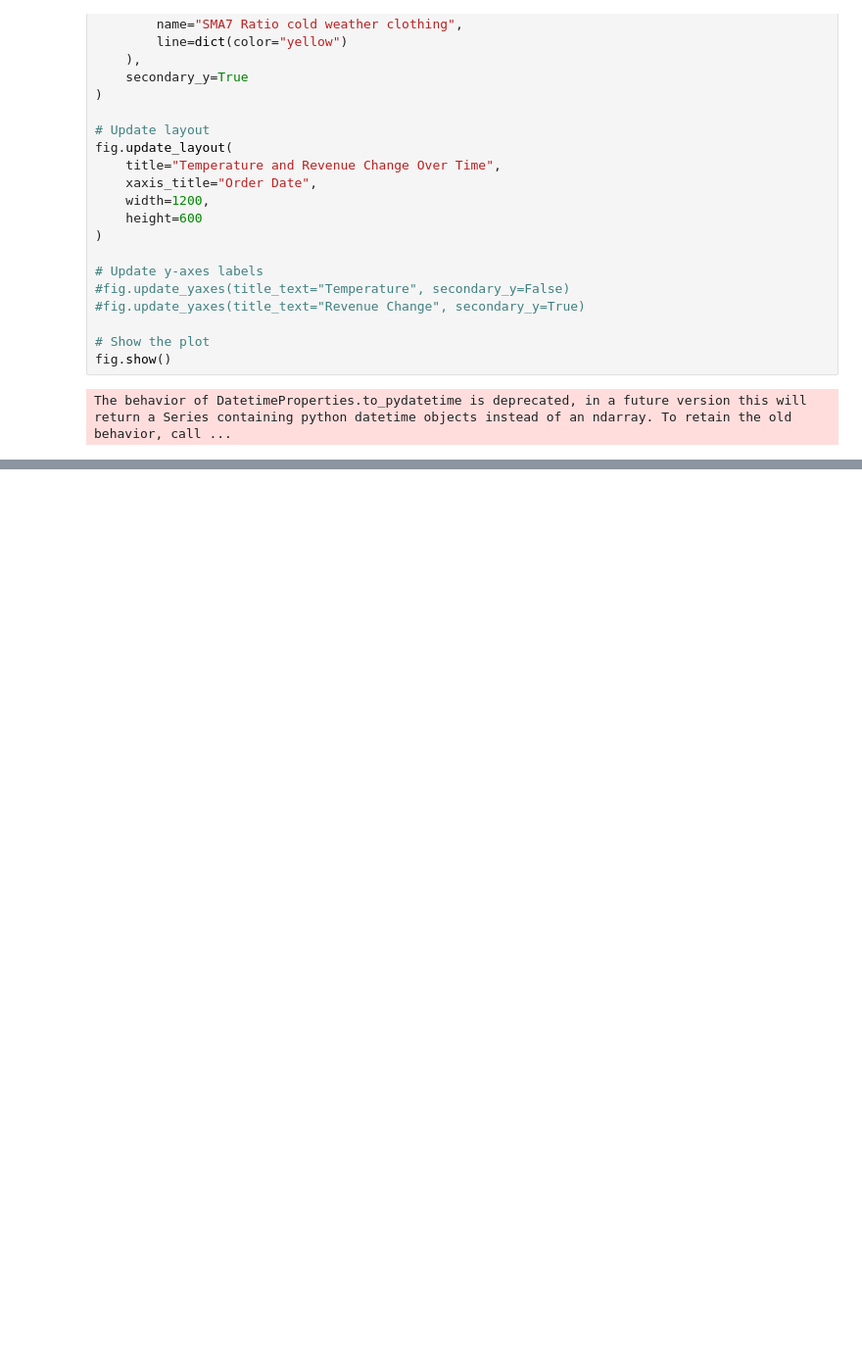
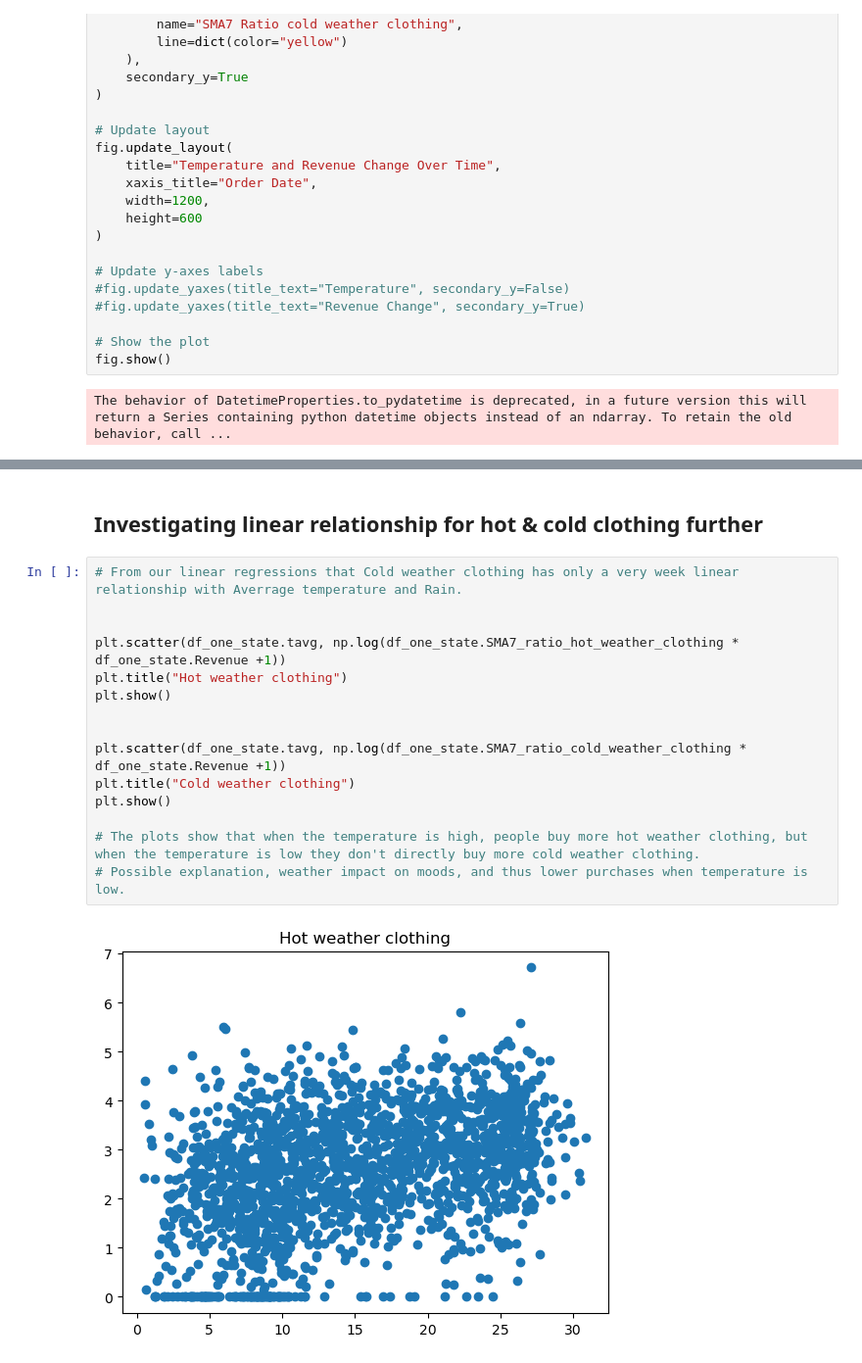
Before and after one commit to MoritzBaldauf/Bachelor_Thesis_Code, a Jupyter notebook: 3_Linear_regression.ipynb, the cells around one changed output, grey strips where cells are left out. Shown at 98% size. Saved outputs shown, nothing was run; the diff lists cells and outputs as text; blank space fills up the shorter version.

Commit message:
Reformating of code, added more pre-processing, reworked linear regression

```diff
--- a/3_Linear_regression.ipynb
+++ b/3_Linear_regression.ipynb
@@ -434,0 +594,19 @@ The behavior of DatetimeProperties.to_pydatetime is deprecated, in a future vers
+# %% [markdown]
+## Investigating linear relationship for hot & cold clothing further
+# %%
+# From our linear regressions that Cold weather clothing has only a very week linear relationship with Averrage temperature and Rain.
+
+
+plt.scatter(df_one_state.tavg, np.log(df_one_state.SMA7_ratio_hot_weather_clothing * df_one_state.Revenue +1))
+plt.title("Hot weather clothing")
+plt.show()
+
+
+plt.scatter(df_one_state.tavg, np.log(df_one_state.SMA7_ratio_cold_weather_clothing * df_one_state.Revenue +1))
+plt.title("Cold weather clothing")
+plt.show()
+
+# The plots show that when the temperature is high, people buy more hot weather clothing, but when the temperature is low they don't directly buy more cold weather clothing.
+# Possible explanation, weather impact on moods, and thus lower purchases when temperature is low.
+# %% [output]
+[figure, added]
```
Also changed, not shown: parts of 30 cells of this notebook, 7 other files.
